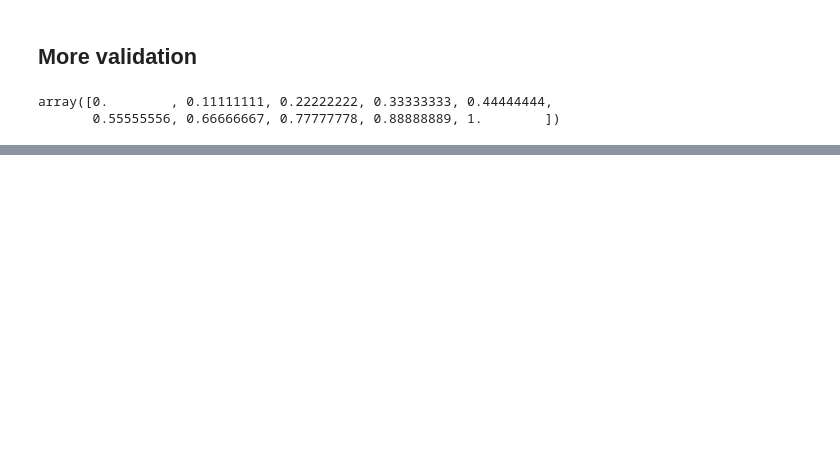
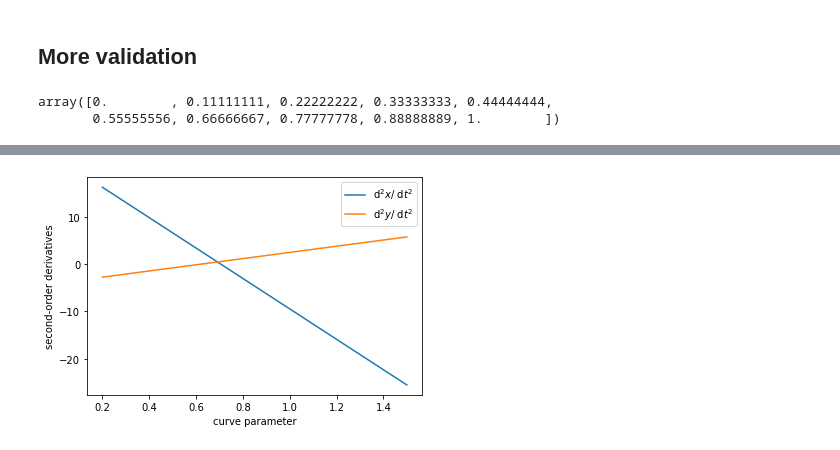
Before and after one commit to lkmuk/modular-mobile-robotics, a Jupyter notebook: examples/piecewise/dev_cubic_spline_one_piece.ipynb, the cells around one changed output, grey strips where cells are left out. Saved outputs shown, nothing was run; the diff lists cells and outputs as text; code cells hidden in the pictures; blank space fills up the shorter version.

```diff
--- a/examples/piecewise/dev_cubic_spline_one_piece.ipynb
+++ b/examples/piecewise/dev_cubic_spline_one_piece.ipynb
@@ -69,0 +85,10 @@ plt.show()
+# %%
+# inspect whether it is linear wrt to the curve parameter
+plt.plot(t_eval, test_second_order[:,0], label="d$^2 x$/ d$t^2$")
+plt.plot(t_eval, test_second_order[:,1], label="d$^2 y$/ d$t^2$")
+plt.xlabel('curve parameter')
+plt.ylabel('second-order derivatives')
+plt.legend()
+plt.show()
+# %% [output]
+[figure, added]
```
Also changed, not shown: parts of 16 cells of this notebook, 1 other file.
